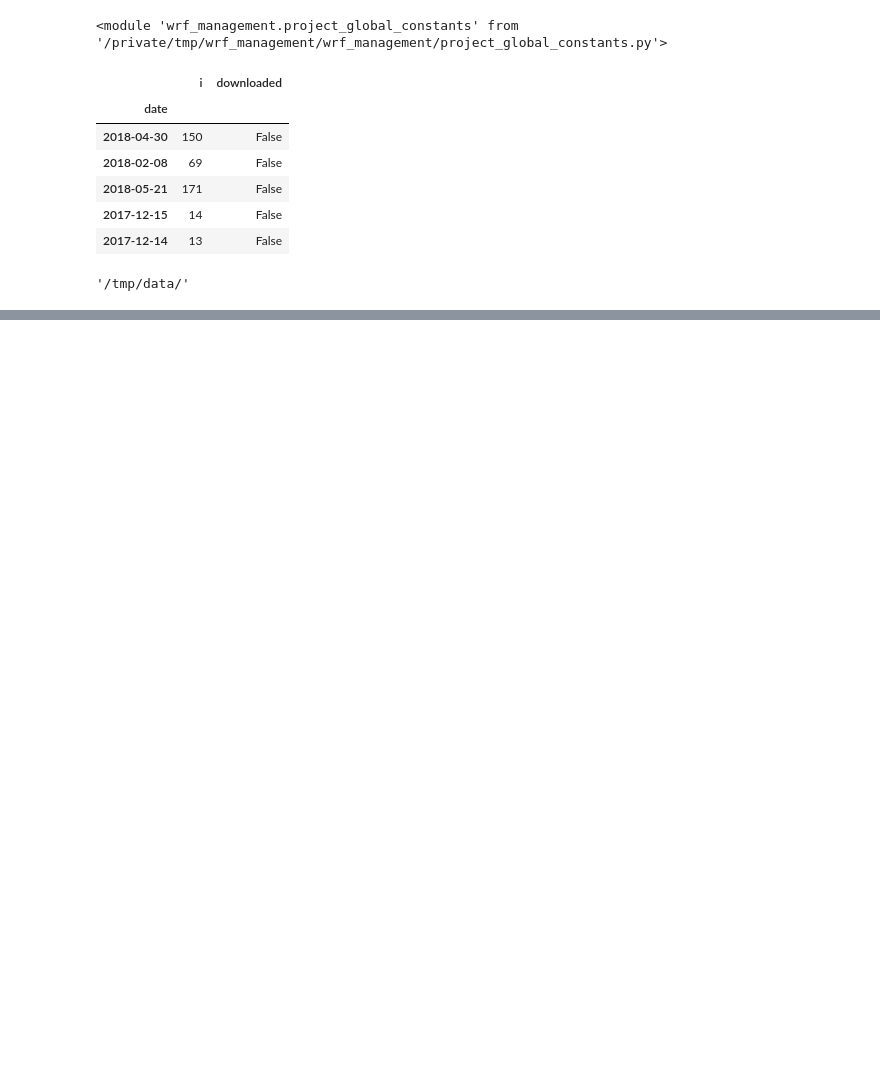
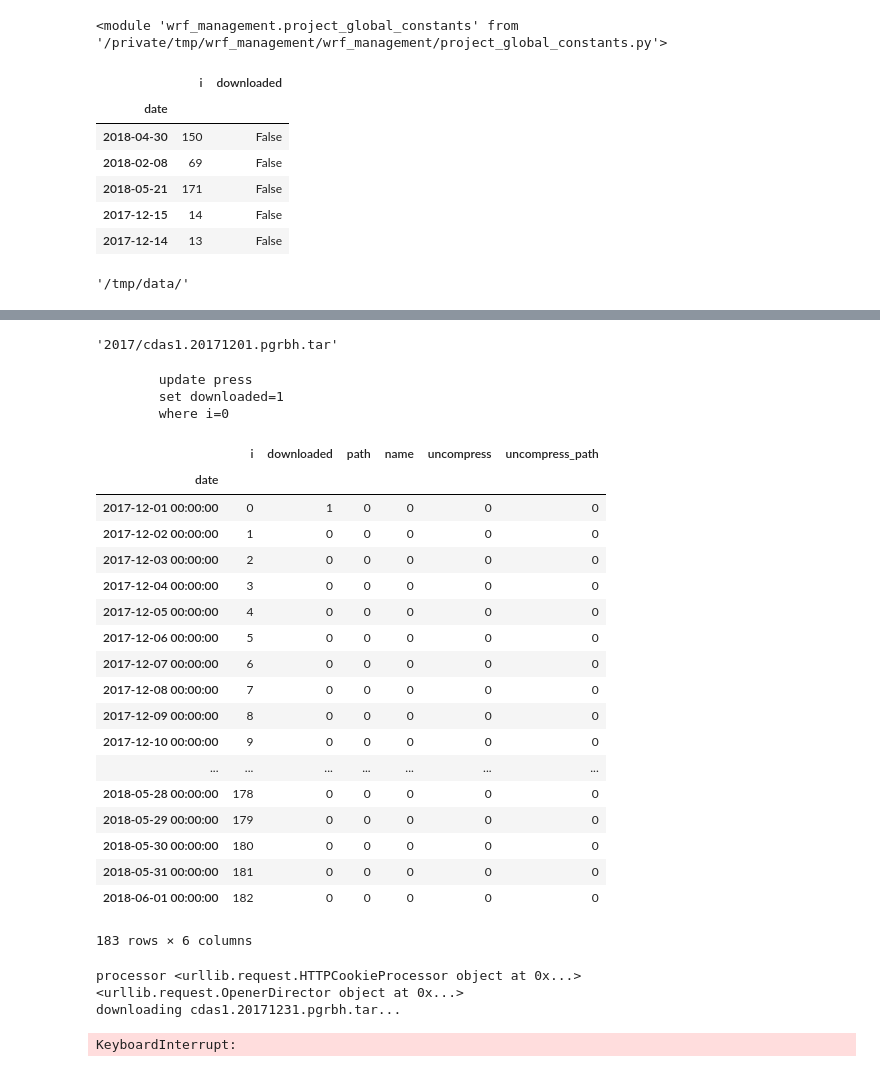
Before and after one commit to daliagachc/wrf_management, a Jupyter notebook: wrf_management/download/download_scratch.ipynb, the cells around one changed output, grey strips where cells are left out. Cells and saved outputs as stored; diff of their text form; code cells hidden in the pictures; blank space fills up the shorter version.

```diff
--- a/wrf_management/download/download_scratch.ipynb
+++ b/wrf_management/download/download_scratch.ipynb
@@ -68,0 +120,2 @@ df
+# %%
+row=ut.get_next_row_to_down(tb_name='press')
@@ -68,0 +126,32 @@ df
+# %%
+ut.get_down_string_from_row(row=row, ftype='press')
+# %% [output]
+'2017/cdas1.20171201.pgrbh.tar'
+# %%
+ut.update_sucess_down(row=row,tb_name='press')
+# %% [output]
+        update press
+        set downloaded=1
+        where i=0
+# %%
+ut.get_tb_from_name(tb_name='press')
+# %% [output]
+|  | i | downloaded | path | name | uncompress | uncompress_path |
+| date |  |  |  |  |  |  |
+| 2017-12-01 00:00:00 | 0 | 1 | 0 | 0 | 0 | 0 |
+| 2017-12-02 00:00:00 | 1 | 0 | 0 | 0 | 0 | 0 |
+| 2017-12-03 00:00:00 | 2 | 0 | 0 | 0 | 0 | 0 |
+| 2017-12-04 00:00:00 | 3 | 0 | 0 | 0 | 0 | 0 |
+| 2017-12-05 00:00:00 | 4 | 0 | 0 | 0 | 0 | 0 |
+| 2017-12-06 00:00:00 | 5 | 0 | 0 | 0 | 0 | 0 |
+| 2017-12-07 00:00:00 | 6 | 0 | 0 | 0 | 0 | 0 |
+| 2017-12-08 00:00:00 | 7 | 0 | 0 | 0 | 0 | 0 |
+| 2017-12-09 00:00:00 | 8 | 0 | 0 | 0 | 0 | 0 |
+| 2017-12-10 00:00:00 | 9 | 0 | 0 | 0 | 0 | 0 |
+| ... | ... | ... | ... | ... | ... | ... |
+| 2018-05-28 00:00:00 | 178 | 0 | 0 | 0 | 0 | 0 |
+| 2018-05-29 00:00:00 | 179 | 0 | 0 | 0 | 0 | 0 |
+| 2018-05-30 00:00:00 | 180 | 0 | 0 | 0 | 0 | 0 |
+| 2018-05-31 00:00:00 | 181 | 0 | 0 | 0 | 0 | 0 |
+| 2018-06-01 00:00:00 | 182 | 0 | 0 | 0 | 0 | 0 |
+183 rows × 6 columns
@@ -68,0 +162,7 @@ df
+# %%
+ut.down_file('')
+# %% [output]
+processor <urllib.request.HTTPCookieProcessor object at 0x...>
+<urllib.request.OpenerDirector object at 0x...>
+downloading cdas1.20171231.pgrbh.tar...
+KeyboardInterrupt:
```
Also changed, not shown: parts of 16 cells of this notebook, 9 other files.
